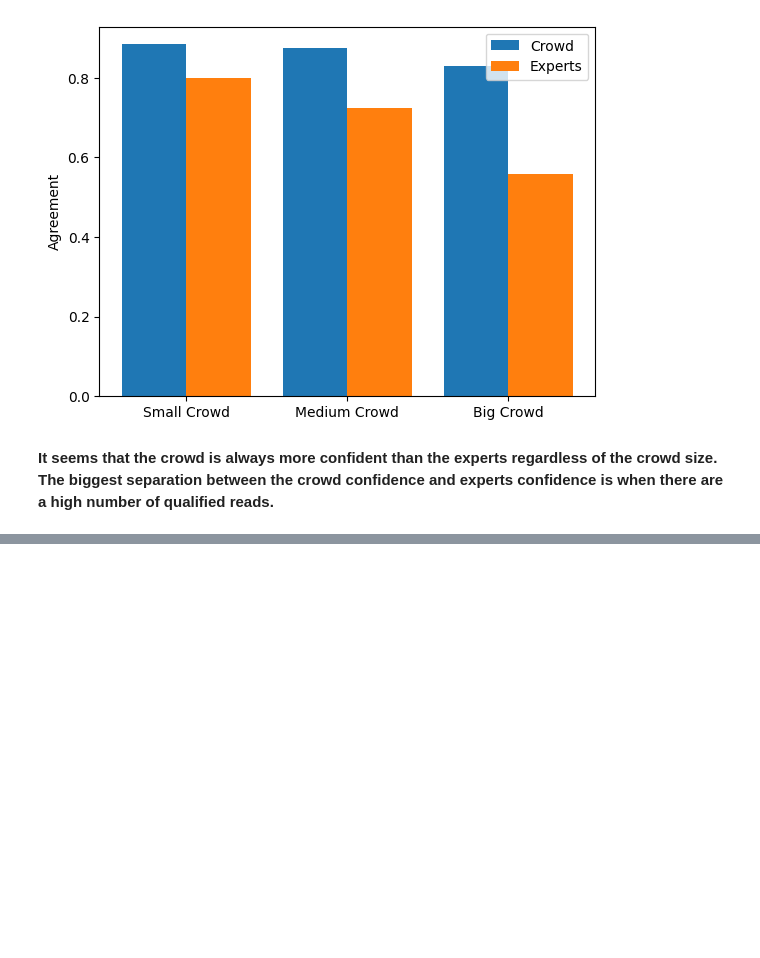
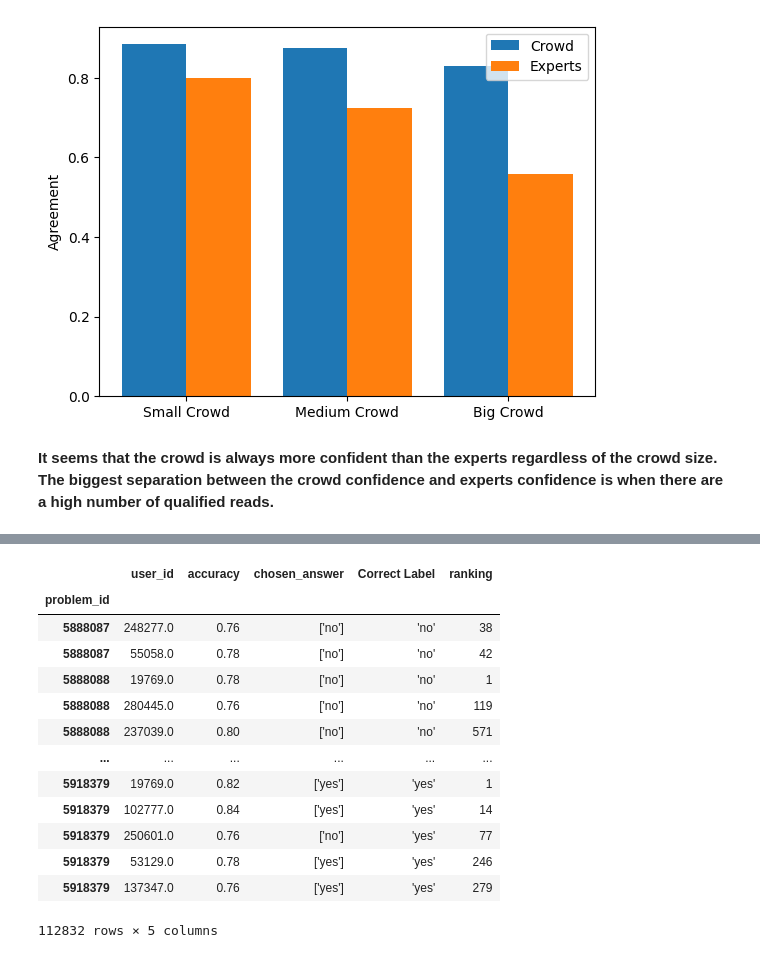
Before and after one commit to Pschnizer/OpenAvenues, a Jupyter notebook: Work.ipynb, the cells around one changed output, grey strips where cells are left out. Saved outputs shown, nothing was run; the diff lists cells and outputs as text; code cells hidden in the pictures; blank space fills up the shorter version.

```diff
--- a/Work.ipynb
+++ b/Work.ipynb
@@ -325,0 +363,6 @@ plt.show()
+# %%
+from sklearn.ensemble import RandomForestClassifier
+
+feature_names = Xdf.columns.tolist()
+forest = RandomForestClassifier(random_state=0)
+forest.fit(Xdf, y)
@@ -325,0 +371,9 @@ plt.show()
+# %%
+# Ranking the best users
+importances = forest.feature_importances_.tolist()
+top_scores = [importances.pop(np.argmax(importances)) for i in range(len(importances))]
+importances = forest.feature_importances_.tolist()
+top_idx = [importances.index(score) for score in top_scores]
+
+best_users = [Xdf.columns[val] for val in top_idx]
+best10_users = [Xdf.columns[val] for val in top_idx[:10]]
@@ -325,0 +444,20 @@ plt.show()
+# %%
+iso_clean = isolated.dropna(axis=0)
+iso_clean.sort_values(['problem_id', 'ranking'], inplace=True)
+filtered = reduced[reduced['Labeling State'] == 'Gold Standard']
+iso_clean
+# %% [output]
+|  | user_id | accuracy | chosen_answer | Correct Label | ranking |
+| problem_id |  |  |  |  |  |
+| 5888087 | 248277.0 | 0.76 | ['no'] | 'no' | 38 |
+| 5888087 | 55058.0 | 0.78 | ['no'] | 'no' | 42 |
+| 5888088 | 19769.0 | 0.78 | ['no'] | 'no' | 1 |
+| 5888088 | 280445.0 | 0.76 | ['no'] | 'no' | 119 |
+| 5888088 | 237039.0 | 0.80 | ['no'] | 'no' | 571 |
+| ... | ... | ... | ... | ... | ... |
+| 5918379 | 19769.0 | 0.82 | ['yes'] | 'yes' | 1 |
+| 5918379 | 102777.0 | 0.84 | ['yes'] | 'yes' | 14 |
+| 5918379 | 250601.0 | 0.76 | ['no'] | 'yes' | 77 |
+| 5918379 | 53129.0 | 0.78 | ['yes'] | 'yes' | 246 |
+| 5918379 | 137347.0 | 0.76 | ['yes'] | 'yes' | 279 |
+112832 rows × 5 columns
```
Also changed, not shown: parts of 23 cells of this notebook.
